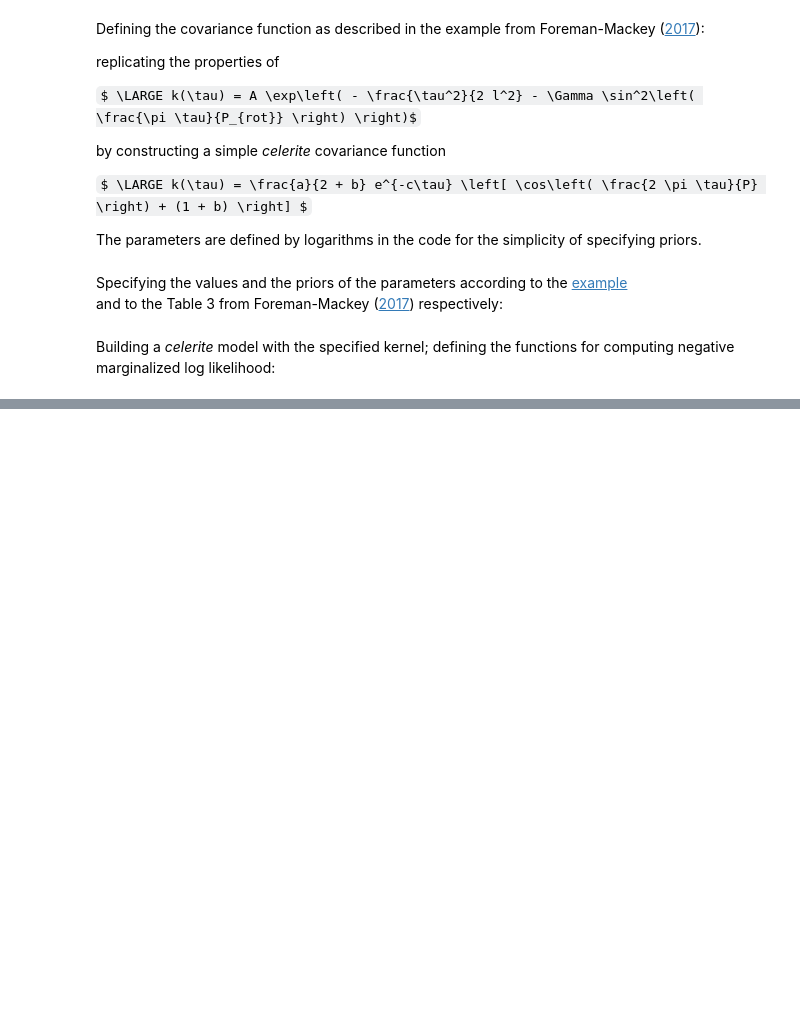
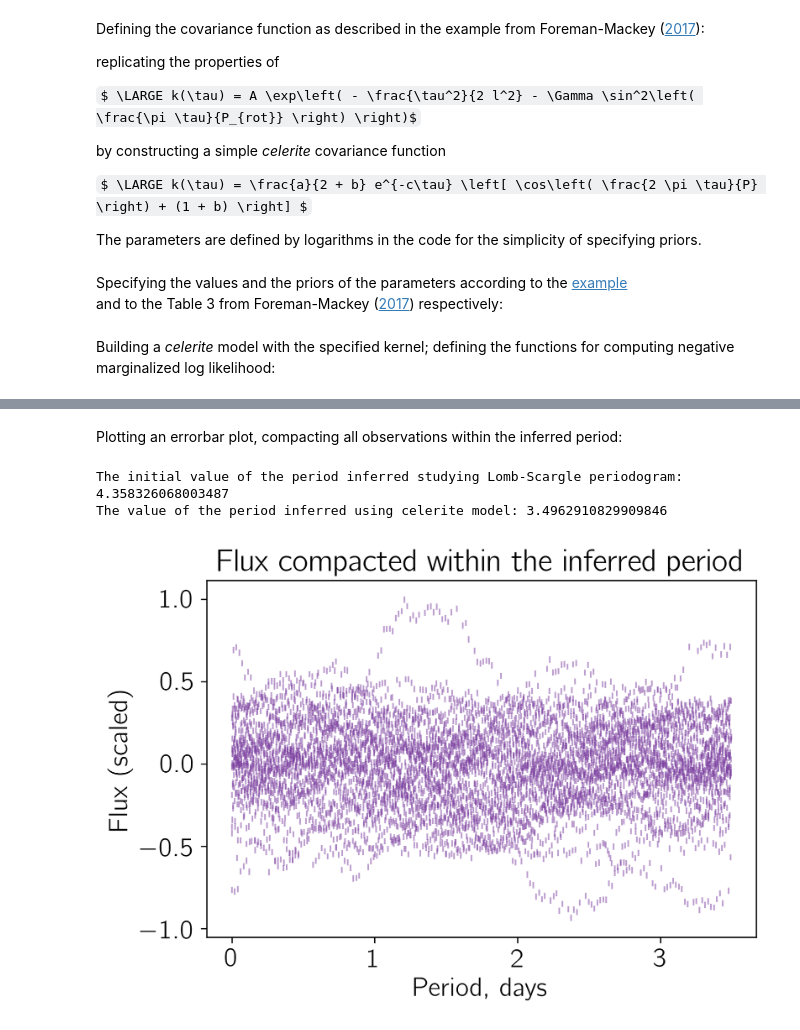
Before and after one commit to paveloom-c/C2, a Jupyter notebook: rotation/rotation.ipynb, the cells around one changed output, grey strips where cells are left out. Saved outputs shown, nothing was run; the diff lists cells and outputs as text; code cells hidden in the pictures; some formulas as TeX source; blank space fills up the shorter version.

Commit message:
> Added the 'sigma-clipping' cell:
Also, added the cell plotting an errorbar plot, compacting all observations within the inferred period.

```diff
--- a/rotation/rotation.ipynb
+++ b/rotation/rotation.ipynb
@@ -313,0 +385,34 @@ def grad_neg_log_like(params, y, model, m):
+# %% [markdown]
+Plotting an errorbar plot, compacting all observations within the inferred period:
+# %%
+# Calculating the exponent of the inferred log-period
+inf_period = np.exp(opt.x[-1])
+
+# Printing the result and comparing to the initial value
+
+print("The initial value of the period inferred studying Lomb-Scargle periodogram: " + str(period))
+print("The value of the period inferred using celerite model: " + str(inf_period))
+
+# Plotting data compacted within the period
+plt.errorbar(t % inf_period, f, yerr=ferr, fmt=",",
+             lw=1.0, color="#7C40A0", alpha=0.5)
+
+# Setting labels
+plt.xlabel("Period, days")
+plt.ylabel("Flux (scaled)")
+
+# Setting title
+plt.title("Flux compacted within the inferred period")
+
+# Saving the figure
+plt.savefig("figures/errorbar_compacted", bbox_inches="tight")
+
+# Showing the result
+plt.show()
+
+# Closing the plot
+plt.close()
+# %% [output]
+The initial value of the period inferred studying Lomb-Scargle periodogram: 4.358326068003487
+The value of the period inferred using celerite model: 3.4962910829909846
+[figure, added]
```
Also changed, not shown: parts of 8 cells of this notebook, 3 other files.
